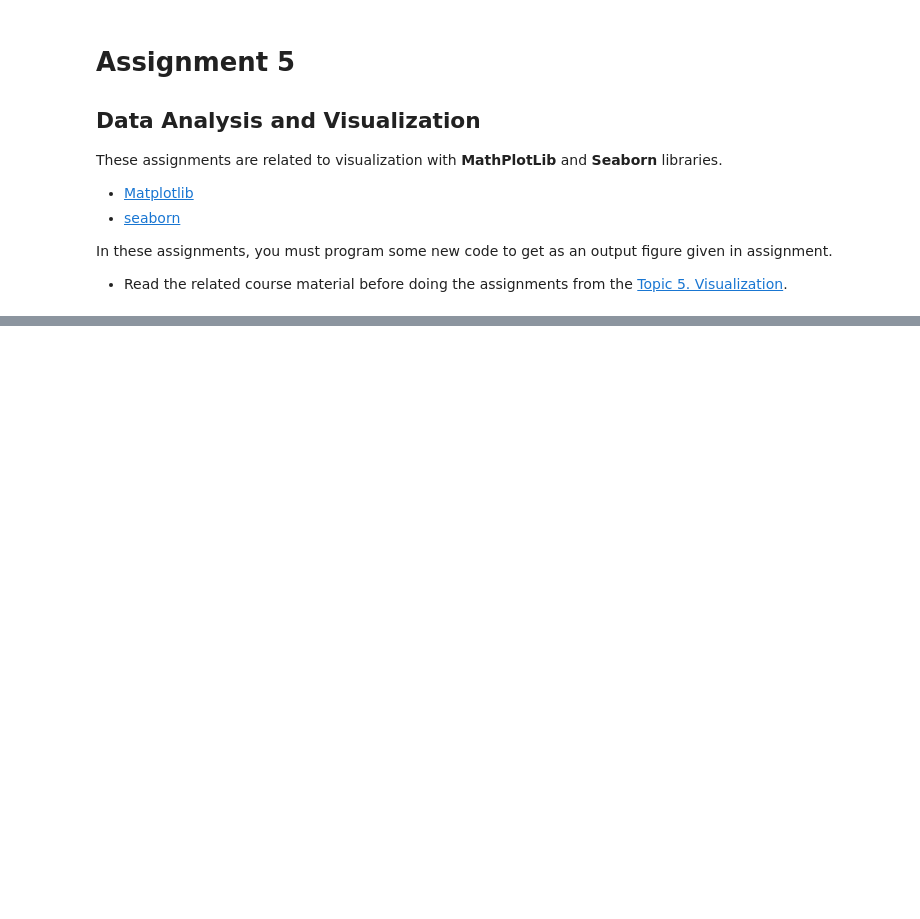
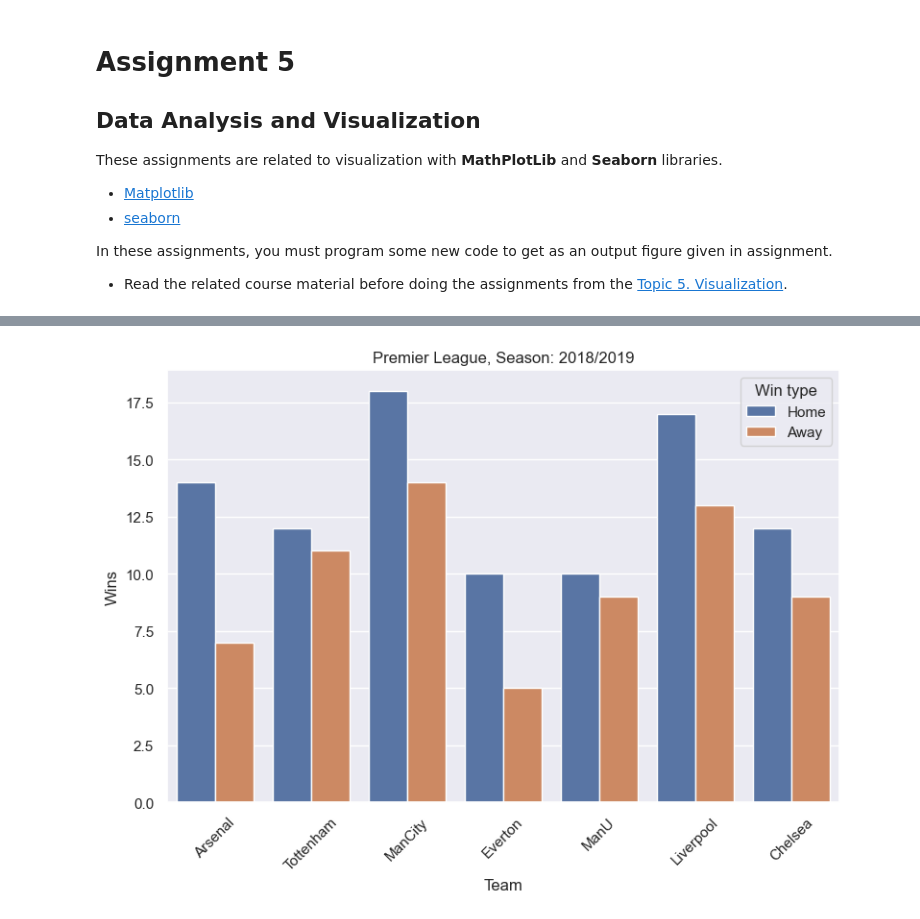
Before and after one commit to jaka-aurora/Data-Analysis-and-Visualization-Assignments, a Jupyter notebook: assignments/assignments_05.ipynb, the cells around one changed output, grey strips where cells are left out. Cells and saved outputs as stored; diff of their text form; code cells hidden in the pictures; blank space fills up the shorter version.

```diff
--- a/assignments/assignments_05.ipynb
+++ b/assignments/assignments_05.ipynb
@@ -62,6 +95,46 @@ Visualize selected Premier League football teams' home and away wins in the same
 ![h5.2](./img/h5_t2.png)
 # %%
 # TODO: Implementation
+
+import pandas as pd
+import seaborn as sns
+import matplotlib.pyplot as plt
+
+url = "data/england-premier-league-teams-2018-to-2019-stats.csv"
+df = pd.read_csv(url)
+
+team_names = {
+    'Arsenal': 'Arsenal',
+    'Tottenham Hotspur': 'Tottenham',
+    'Manchester City': 'ManCity',
+    'Manchester United': 'ManU',
+    'Chelsea': 'Chelsea',
+    'Liverpool': 'Liverpool',
+    'Everton': 'Everton'
+}
+
+df['short_name'] = df['common_name'].map(team_names)
+
+df_filtered = df[df['common_name'].isin(team_names.keys())]
+df_filtered = df_filtered[['common_name', 'wins_home', 'wins_away', 'short_name']]
+
+df_melted = df_filtered.melt(id_vars=['common_name', 'short_name'], value_vars=['wins_home', 'wins_away'],
+                              var_name='Win type', value_name='wins')
+df_melted['Win type'] = df_melted['Win type'].map({'wins_home': 'Home', 'wins_away': 'Away'})
+
+
+sns.set_theme(style="darkgrid")
+
+plt.figure(figsize=(8, 6))
+sns.barplot(data=df_melted, x='short_name', y='wins', hue='Win type')
+plt.xlabel('Team')
+plt.ylabel('Wins')
+plt.title('Premier League, Season: 2018/2019')
+plt.xticks(rotation=45)
+plt.tight_layout()
+plt.show()
+# %% [output]
+[figure, added]
 # %% [markdown]
 ## Assignment 05-03. Premier League Standings
 
```
Also changed, not shown: parts of 5 cells of this notebook, 4 other files.
